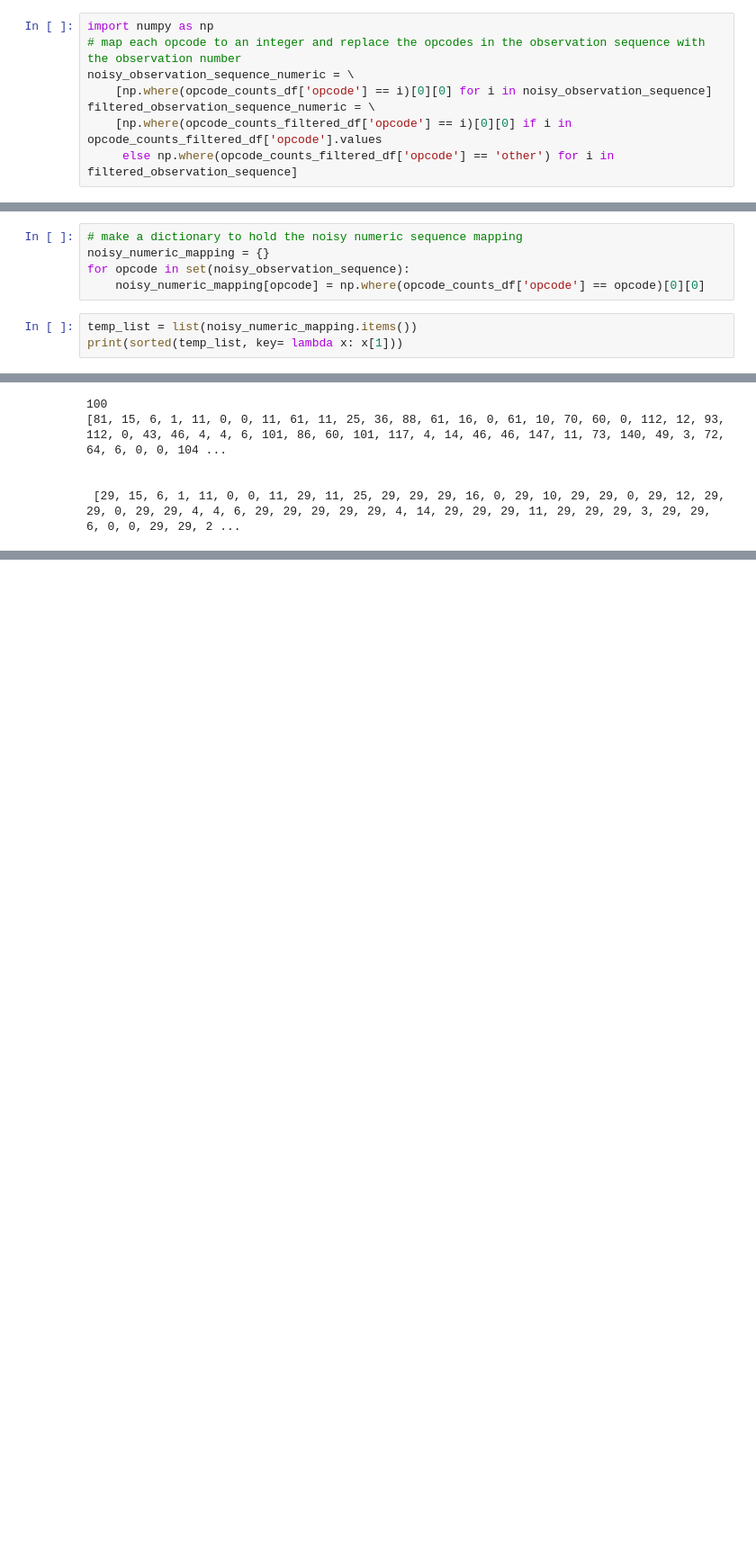
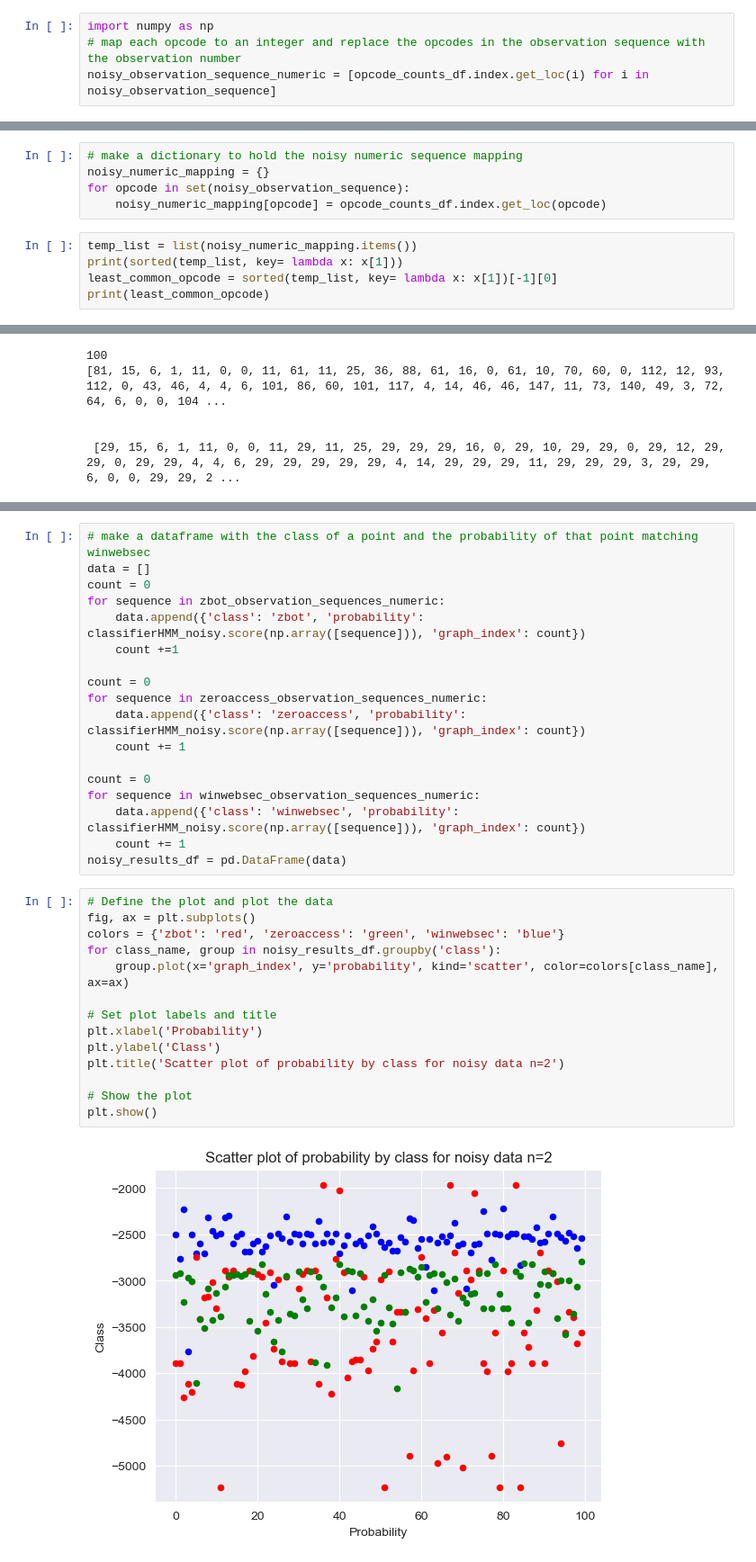
Before and after one commit to townsag/CS131, a Jupyter notebook: midterm1.ipynb, the cells around one changed output, grey strips where cells are left out. Shown: that part at 90% size. Saved outputs shown, nothing was run; the diff lists cells and outputs as text; blank space fills up the shorter version.

```diff
--- a/midterm1.ipynb
+++ b/midterm1.ipynb
@@ -251,8 +236,4 @@ length of filtered sequecne:  30000
 # %%
 import numpy as np
 # map each opcode to an integer and replace the opcodes in the observation sequence with the observation number
-noisy_observation_sequence_numeric = \
-    [np.where(opcode_counts_df['opcode'] == i)[0][0] for i in noisy_observation_sequence]
-filtered_observation_sequence_numeric = \
-    [np.where(opcode_counts_filtered_df['opcode'] == i)[0][0] if i in opcode_counts_filtered_df['opcode'].values
-     else np.where(opcode_counts_filtered_df['opcode'] == 'other') for i in filtered_observation_sequence]
+noisy_observation_sequence_numeric = [opcode_counts_df.index.get_loc(i) for i in noisy_observation_sequence]
@@ -279,9 +262,11 @@ num unique filtered: 30
 # make a dictionary to hold the noisy numeric sequence mapping
 noisy_numeric_mapping = {}
 for opcode in set(noisy_observation_sequence):
-    noisy_numeric_mapping[opcode] = np.where(opcode_counts_df['opcode'] == opcode)[0][0]
+    noisy_numeric_mapping[opcode] = opcode_counts_df.index.get_loc(opcode)
 # %%
 temp_list = list(noisy_numeric_mapping.items())
 print(sorted(temp_list, key= lambda x: x[1]))
+least_common_opcode = sorted(temp_list, key= lambda x: x[1])[-1][0]
+print(least_common_opcode)
 # %% [output]
 [('mov', 0), ('push', 1), ('call', 2), ('cmp', 3), ('pop', 4), ('jz', 5), ('add', 6), ('jnz', 7), ('test', 8), ('lea', 9), ('jmp', 10), ('retn', 11), ('xor', 12), ('and', 13), ('sub', 14), ('inc', 15) ...
@@ -499,0 +445,34 @@ plt.show()
+# %%
+# make a dataframe with the class of a point and the probability of that point matching winwebsec
+data = []
+count = 0
+for sequence in zbot_observation_sequences_numeric:
+    data.append({'class': 'zbot', 'probability': classifierHMM_noisy.score(np.array([sequence])), 'graph_index': count})
+    count +=1
+
+count = 0
+for sequence in zeroaccess_observation_sequences_numeric:
+    data.append({'class': 'zeroaccess', 'probability': classifierHMM_noisy.score(np.array([sequence])), 'graph_index': count})
+    count += 1
+
+count = 0
+for sequence in winwebsec_observation_sequences_numeric:
+    data.append({'class': 'winwebsec', 'probability': classifierHMM_noisy.score(np.array([sequence])), 'graph_index': count})
+    count += 1
+noisy_results_df = pd.DataFrame(data)
+# %%
+# Define the plot and plot the data
+fig, ax = plt.subplots()
+colors = {'zbot': 'red', 'zeroaccess': 'green', 'winwebsec': 'blue'}
+for class_name, group in noisy_results_df.groupby('class'):
+    group.plot(x='graph_index', y='probability', kind='scatter', color=colors[class_name], ax=ax)
+
+# Set plot labels and title
+plt.xlabel('Probability')
+plt.ylabel('Class')
+plt.title('Scatter plot of probability by class for noisy data n=2')
+
+# Show the plot
+plt.show()
+# %% [output]
+[figure, added]
```
Also changed, not shown: parts of 25 cells of this notebook.
